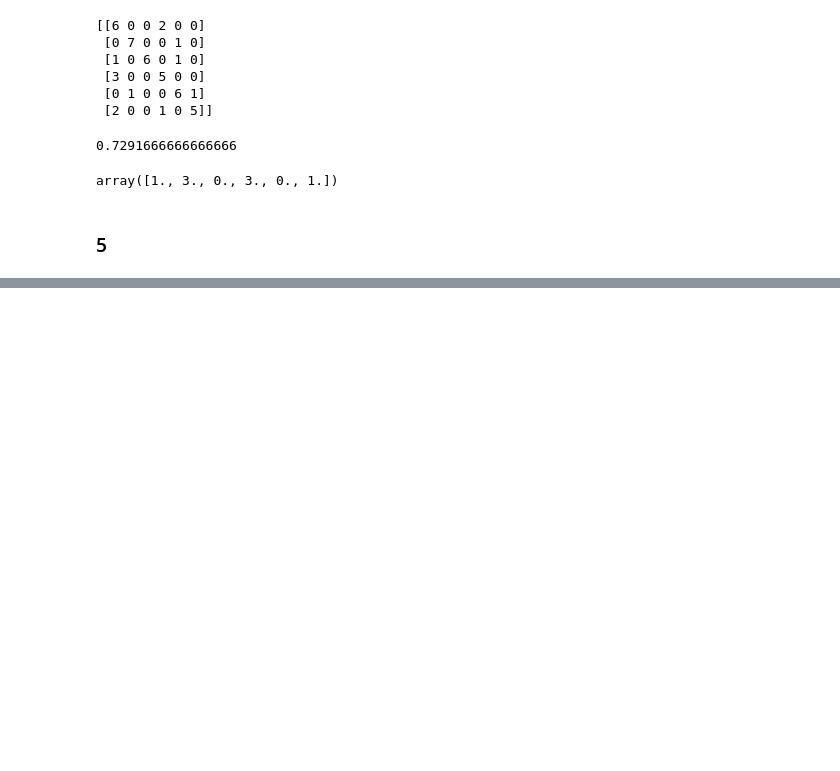
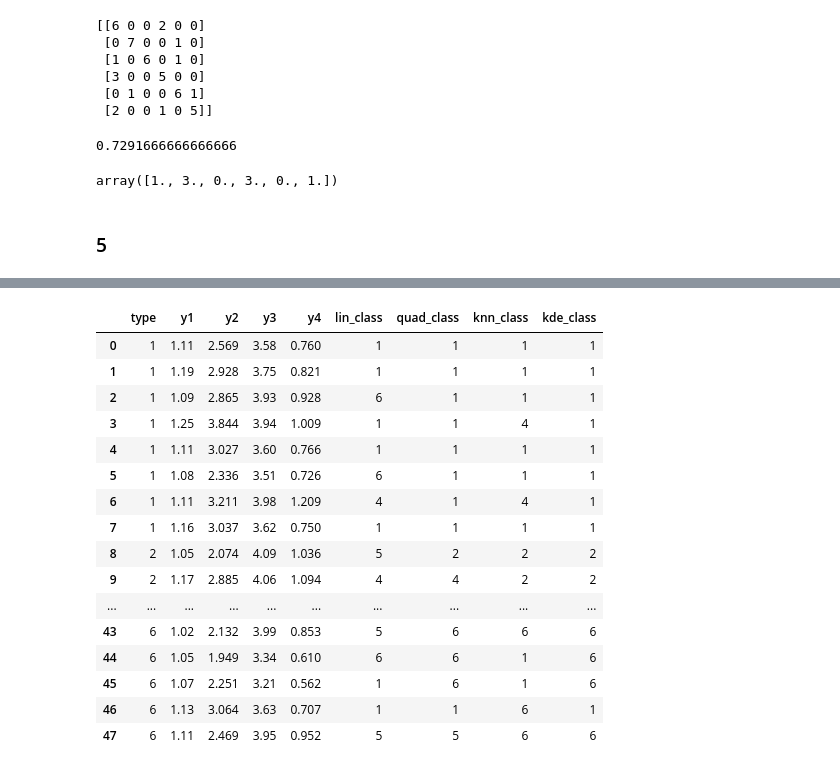
Before and after one commit to MaximPushkar/Statistics, a Jupyter notebook: Statistics2/HW7.ipynb, the cells around one changed output, grey strips where cells are left out. Cells and saved outputs as stored; diff of their text form; code cells hidden in the pictures; blank space fills up the shorter version.

```diff
--- a/Statistics2/HW7.ipynb
+++ b/Statistics2/HW7.ipynb
@@ -63,7 +63,7 @@ for df_i in df_typed:
     S.append(df_i.cov().to_numpy())
 S = np.array(S)
 # %%
-S_pl = n/( df.shape[0] - len(type_l) ) * np.sum(S, axis=0)
+S_pl = (n-1)/( df.shape[0] - len(type_l) ) * np.sum(S, axis=0)
 # %%
 S_pl
 # %% [output]
@@ -192,7 +192,7 @@ correct_rate
 0.7291666666666666
 # %%
 ties_l = np.zeros(len(type_l))
-df["knn_class_ties"] = df[["y1", "y2", "y3", "y4"]].apply(knn_classify_with_ties, axis=1)
+df[["y1", "y2", "y3", "y4"]].apply(knn_classify_with_ties, axis=1)
 ties_l
 # %% [output]
 array([1., 3., 0., 3., 0., 1.])
@@ -232,0 +233,20 @@ correct_rate
+# %%
+df
+# %% [output]
+|  | type | y1 | y2 | y3 | y4 | lin_class | quad_class | knn_class | kde_class |
+| 0 | 1 | 1.11 | 2.569 | 3.58 | 0.760 | 1 | 1 | 1 | 1 |
+| 1 | 1 | 1.19 | 2.928 | 3.75 | 0.821 | 1 | 1 | 1 | 1 |
+| 2 | 1 | 1.09 | 2.865 | 3.93 | 0.928 | 6 | 1 | 1 | 1 |
+| 3 | 1 | 1.25 | 3.844 | 3.94 | 1.009 | 1 | 1 | 4 | 1 |
+| 4 | 1 | 1.11 | 3.027 | 3.60 | 0.766 | 1 | 1 | 1 | 1 |
+| 5 | 1 | 1.08 | 2.336 | 3.51 | 0.726 | 6 | 1 | 1 | 1 |
+| 6 | 1 | 1.11 | 3.211 | 3.98 | 1.209 | 4 | 1 | 4 | 1 |
+| 7 | 1 | 1.16 | 3.037 | 3.62 | 0.750 | 1 | 1 | 1 | 1 |
+| 8 | 2 | 1.05 | 2.074 | 4.09 | 1.036 | 5 | 2 | 2 | 2 |
+| 9 | 2 | 1.17 | 2.885 | 4.06 | 1.094 | 4 | 4 | 2 | 2 |
+| ... | ... | ... | ... | ... | ... | ... | ... | ... | ... |
+| 43 | 6 | 1.02 | 2.132 | 3.99 | 0.853 | 5 | 6 | 6 | 6 |
+| 44 | 6 | 1.05 | 1.949 | 3.34 | 0.610 | 6 | 6 | 1 | 6 |
+| 45 | 6 | 1.07 | 2.251 | 3.21 | 0.562 | 1 | 6 | 1 | 6 |
+| 46 | 6 | 1.13 | 3.064 | 3.63 | 0.707 | 1 | 1 | 6 | 1 |
+| 47 | 6 | 1.11 | 2.469 | 3.95 | 0.952 | 5 | 5 | 6 | 6 |
```
Also changed, not shown: parts of 5 cells of this notebook.
